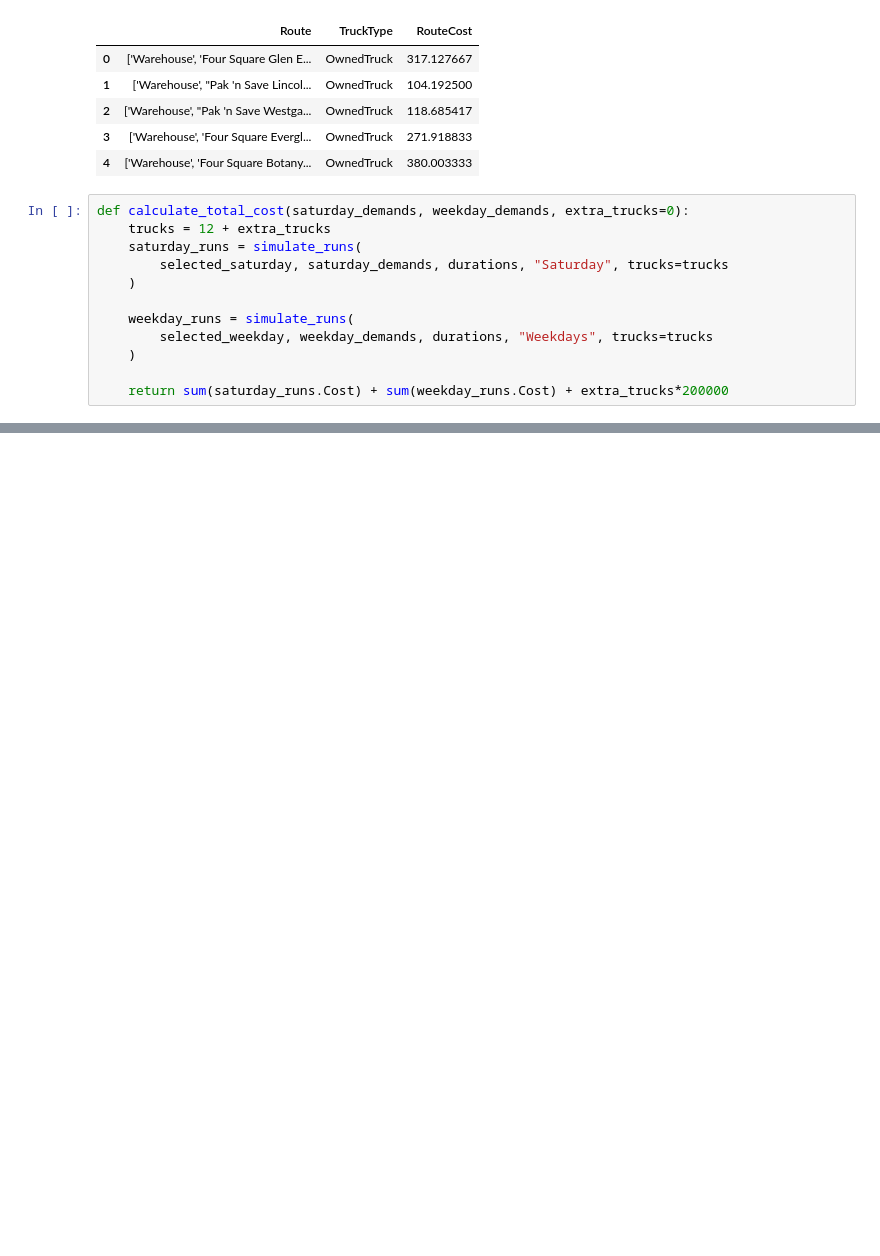
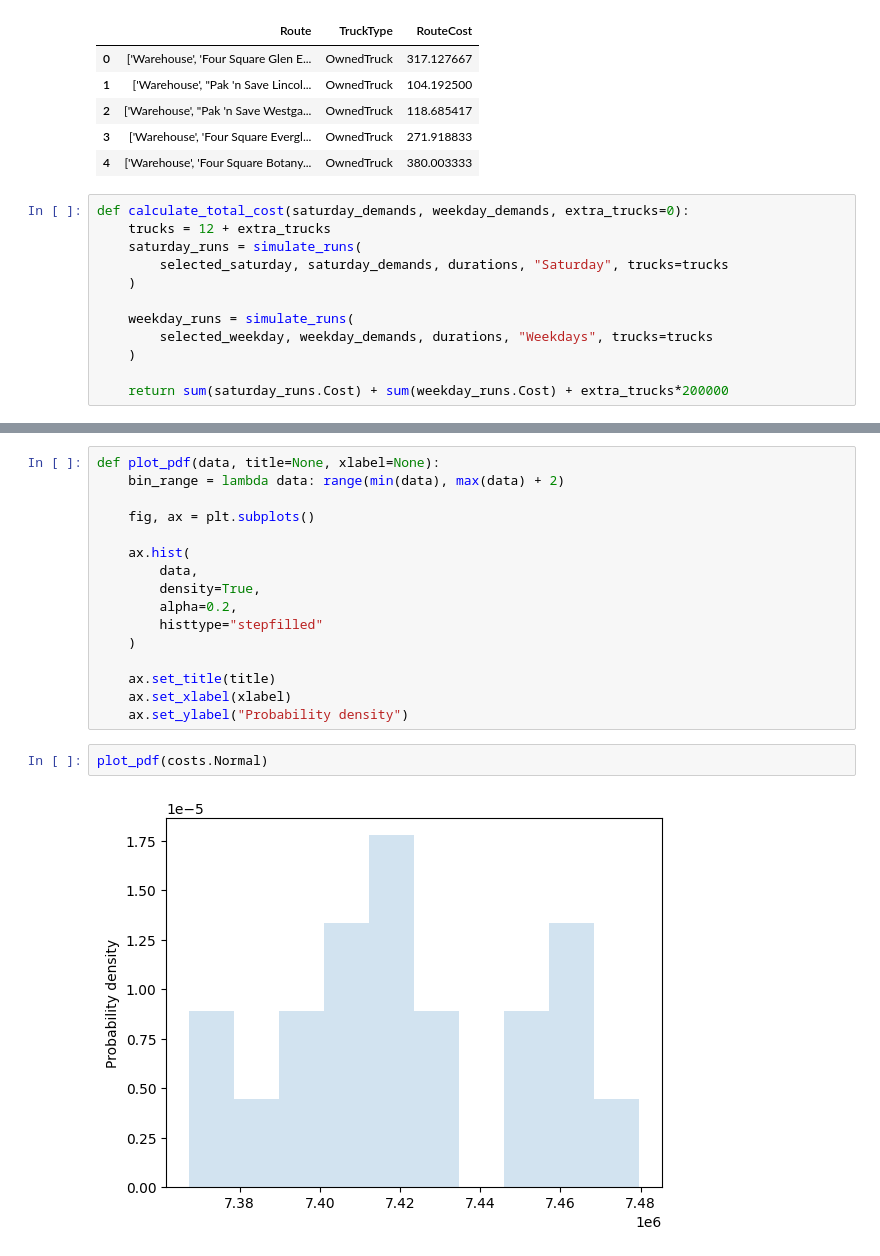
Before and after one commit to aguo921/engsci263-or-project, a Jupyter notebook: simulation/five_year_planning.ipynb, the cells around one changed output, grey strips where cells are left out. Saved outputs shown, nothing was run; the diff lists cells and outputs as text; blank space fills up the shorter version.

```diff
--- a/simulation/five_year_planning.ipynb
+++ b/simulation/five_year_planning.ipynb
@@ -118,0 +123,20 @@ costs.head()
+# %%
+def plot_pdf(data, title=None, xlabel=None):
+    bin_range = lambda data: range(min(data), max(data) + 2)
+
+    fig, ax = plt.subplots()
+
+    ax.hist(
+        data,
+        density=True,
+        alpha=0.2,
+        histtype="stepfilled"
+    )
+
+    ax.set_title(title)
+    ax.set_xlabel(xlabel)
+    ax.set_ylabel("Probability density")
+# %%
+plot_pdf(costs.Normal)
+# %% [output]
+[figure, added]
```
Also changed, not shown: parts of 7 cells of this notebook.
